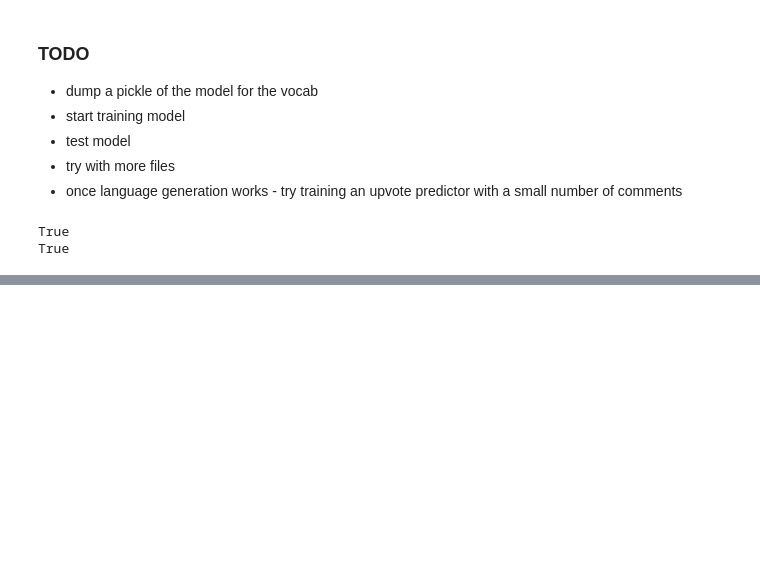
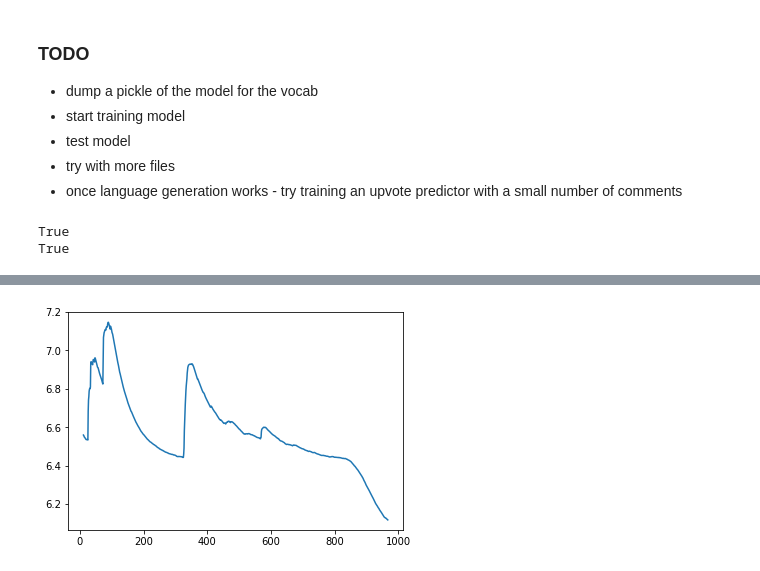
Before and after one commit to MattSegal/fastai-notes, a Jupyter notebook: notebooks/reddit-comments.ipynb, the cells around one changed output, grey strips where cells are left out. Saved outputs shown, nothing was run; the diff lists cells and outputs as text; code cells hidden in the pictures; blank space fills up the shorter version.

```diff
--- a/notebooks/reddit-comments.ipynb
+++ b/notebooks/reddit-comments.ipynb
@@ -208,0 +270,8 @@ learner.sched.plot()
+# %%
+learner.fit(
+    learning_rate,
+    n_cycle=2,
+    wds=weight_decay,
+    cycle_len=1,
+    cycle_mult=2,
+)
@@ -208,0 +285,4 @@ learner.sched.plot()
+# %%
+learner.sched.plot_loss()
+# %% [output]
+[figure, added]
```
Also changed, not shown: parts of 27 cells of this notebook, 1 other file.
